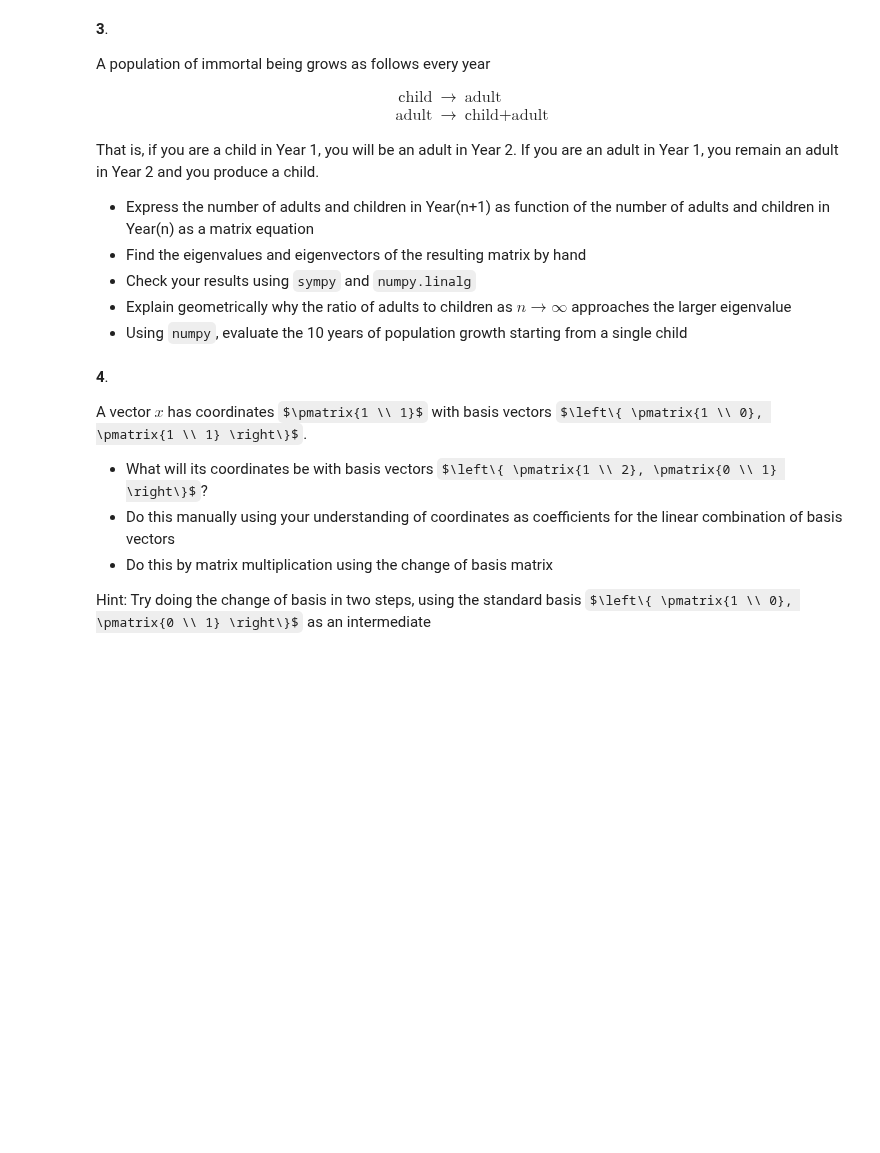
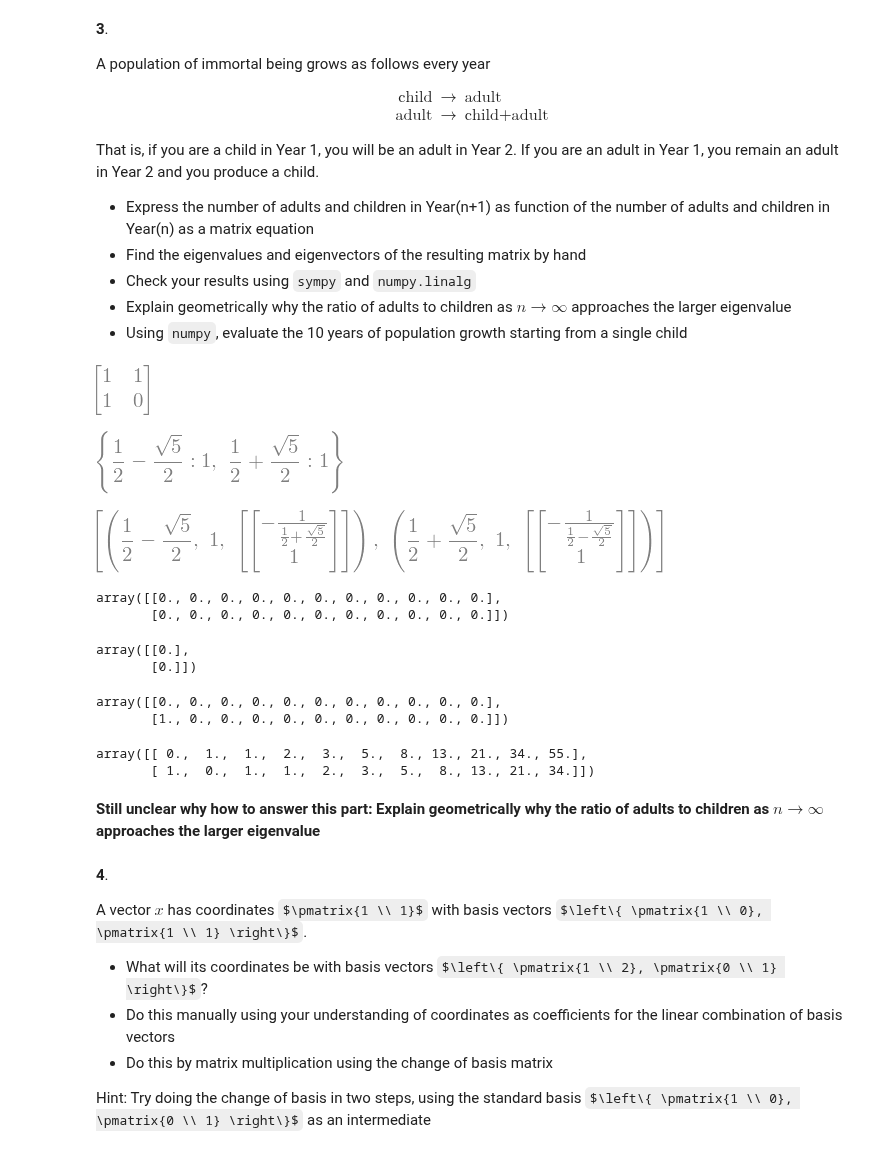
Before and after one commit to robkravec/sta-663-2021, a Jupyter notebook: notebooks/copies/exercises/T01_Exercises.ipynb, the cells around one changed output. Cells and saved outputs as stored; diff of their text form; code cells hidden in the pictures; some formulas as TeX source; blank space fills up the shorter version.

```diff
--- a/notebooks/copies/exercises/T01_Exercises.ipynb
+++ b/notebooks/copies/exercises/T01_Exercises.ipynb
@@ -109,6 +110,57 @@ That is, if you are a child in Year 1, you will be an adult in Year 2. If you ar
 * Check your results using `sympy` and `numpy.linalg`
 * Explain geometrically why the ratio of adults to children as $n \to \infty$ approaches the larger eigenvalue
 * Using `numpy`, evaluate the 10 years of population growth starting from a single child
+# %%
+A = Matrix([[1, 1], [1, 0]])
+A
+# %% [output]
+[figure, added]
+# %%
+A.eigenvals()
+# %% [output]
+[figure, added]
+# %%
+A.eigenvects()
+# %% [output]
+[figure, added]
+# %%
+years = 10
+growth = np.zeros(shape = (2, years + 1))
+growth
+# %% [output]
+array([[0., 0., 0., 0., 0., 0., 0., 0., 0., 0., 0.],
+       [0., 0., 0., 0., 0., 0., 0., 0., 0., 0., 0.]])
+# %%
+growth[:, 0].reshape(-1, 1)
+# %% [output]
+array([[0.],
+       [0.]])
+# %%
+years = 10
+growth = np.zeros(shape = (2, years + 1))
+growth[:, 0] = np.array([0, 1])
+growth
+# %% [output]
+array([[0., 0., 0., 0., 0., 0., 0., 0., 0., 0., 0.],
+       [1., 0., 0., 0., 0., 0., 0., 0., 0., 0., 0.]])
+# %%
+# Initialize arrays
+A = np.array([1, 1, 1, 0]).reshape(2, 2)
+years = 10
+growth = np.zeros(shape = (2, years + 1))
+growth[:, 0] = np.array([0, 1])
+
+# Show 10 years of growth
+for year in range(1, years + 1):
+    growth[:, year] = A @ growth[:, year - 1]
+
+# Display result
+growth
+# %% [output]
+array([[ 0.,  1.,  1.,  2.,  3.,  5.,  8., 13., 21., 34., 55.],
+       [ 1.,  0.,  1.,  1.,  2.,  3.,  5.,  8., 13., 21., 34.]])
+# %% [markdown]
+**Still unclear why how to answer this part: Explain geometrically why the ratio of adults to children as $n \to \infty$ approaches the larger eigenvalue**
 # %% [markdown]
 **4**.
 
```
Also changed, not shown: parts of 2 cells of this notebook.
